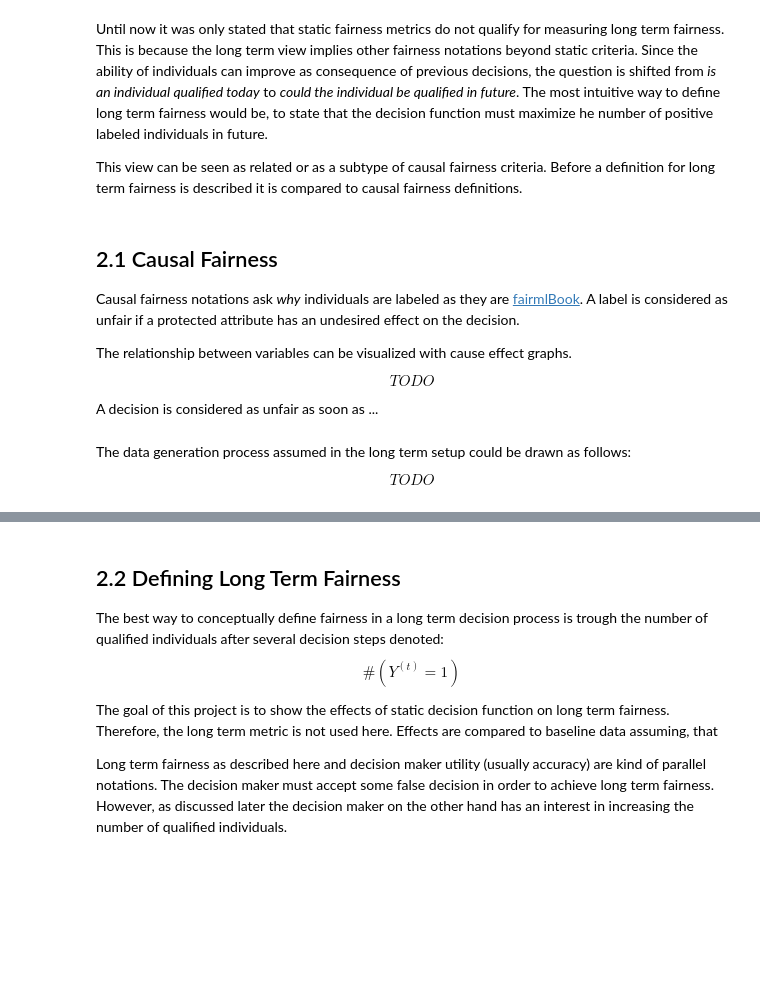
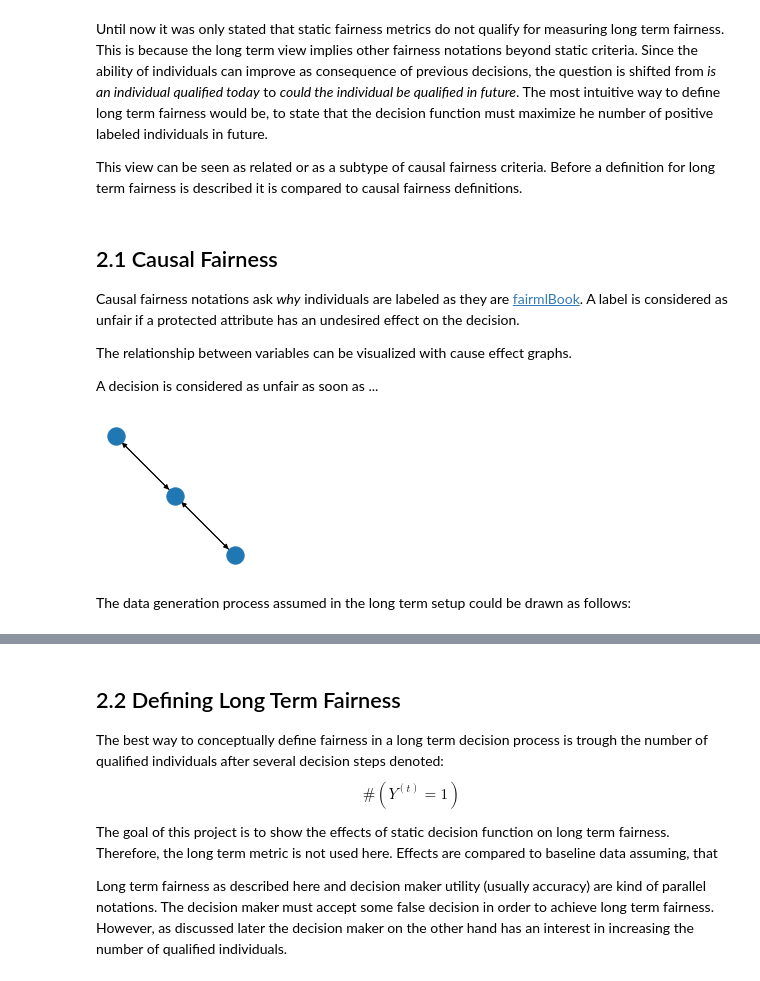
Before and after one commit to danilobr94/dynamic-aif-framework, a Jupyter notebook: examples/1_1_Inroduction.ipynb, the cells around one changed output, grey strips where cells are left out. Drawn from its saved outputs; the diff is of its cells as text; code cells hidden in the pictures; blank space fills up the shorter version.

```diff
--- a/examples/1_1_Inroduction.ipynb
+++ b/examples/1_1_Inroduction.ipynb
@@ -193,11 +198,20 @@ Causal fairness notations ask *why* individuals are labeled as they are [fairmlB
 
 The relationship between variables can be visualized with cause effect graphs.
 
-$$TODO$$
-
-
 A decision is considered as unfair as soon as ...
+# %%
+G = nx.MultiDiGraph()
+
+G.add_edges_from([
+    (1, 2),
+    (2, 3),
+    (3, 2),
+    (2, 1),
+])
+
+plt.figure(figsize=(2,2))
+nx.draw(G)
+# %% [output]
+[figure, added]
 # %% [markdown]
 The data generation process assumed in the long term setup could be drawn as follows:
-
-$$TODO$$
```
Also changed, not shown: parts of 4 cells of this notebook.
